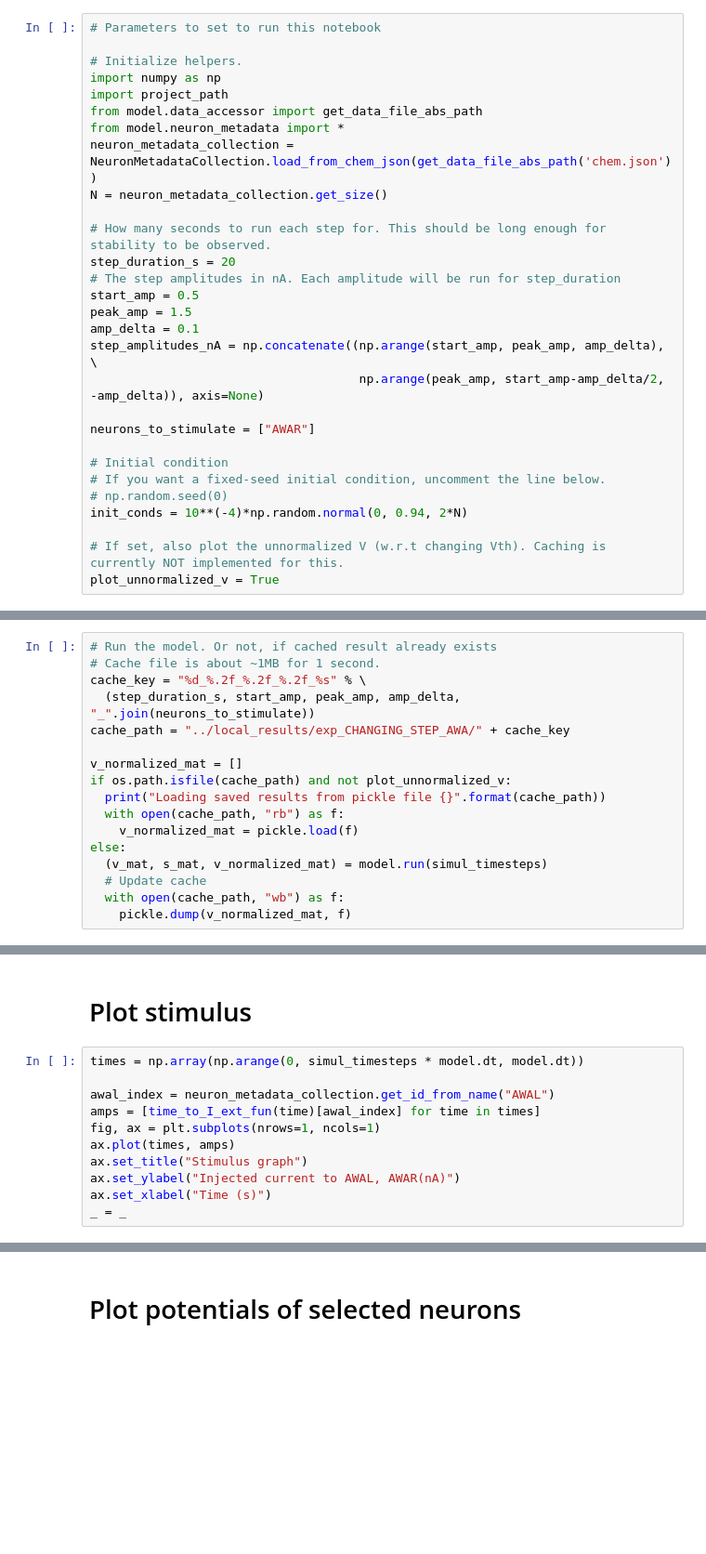
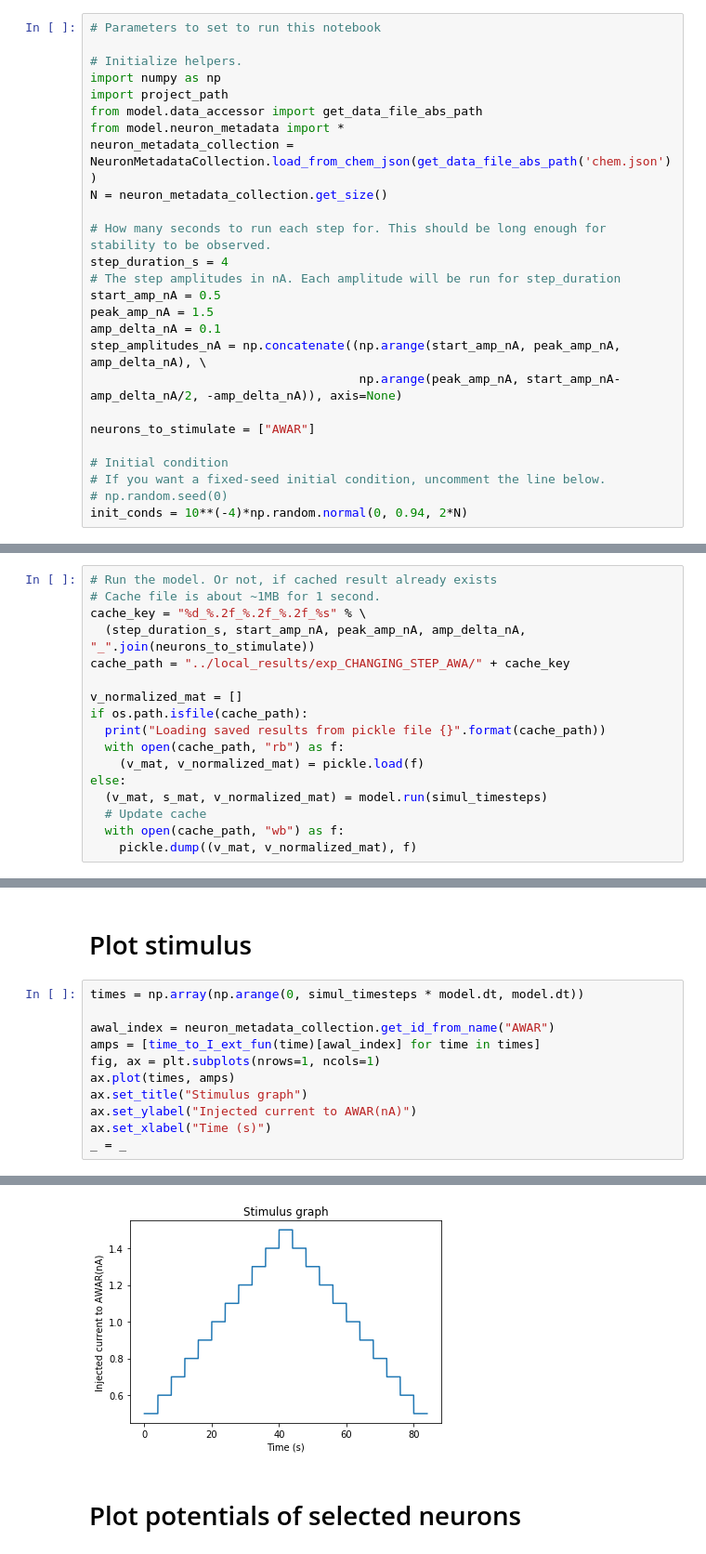
Before and after one commit to sjonany/c-elegans-discrete-neural, a Jupyter notebook: analysis/changing_step_awa.ipynb, the cells around one changed output, grey strips where cells are left out. Shown: that part at 93% size. Saved outputs shown, nothing was run; the diff lists cells and outputs as text; blank space fills up the shorter version.

```diff
--- a/analysis/changing_step_awa.ipynb
+++ b/analysis/changing_step_awa.ipynb
@@ -10,13 +10,13 @@ neuron_metadata_collection = NeuronMetadataCollection.load_from_chem_json(get_da
 N = neuron_metadata_collection.get_size()
 
 # How many seconds to run each step for. This should be long enough for stability to be observed.
-step_duration_s = 20
+step_duration_s = 4
 # The step amplitudes in nA. Each amplitude will be run for step_duration
-start_amp = 0.5
-peak_amp = 1.5
-amp_delta = 0.1
-step_amplitudes_nA = np.concatenate((np.arange(start_amp, peak_amp, amp_delta), \
-                                     np.arange(peak_amp, start_amp-amp_delta/2, -amp_delta)), axis=None)
+start_amp_nA = 0.5
+peak_amp_nA = 1.5
+amp_delta_nA = 0.1
+step_amplitudes_nA = np.concatenate((np.arange(start_amp_nA, peak_amp_nA, amp_delta_nA), \
+                                     np.arange(peak_amp_nA, start_amp_nA-amp_delta_nA/2, -amp_delta_nA)), axis=None)
 
 neurons_to_stimulate = ["AWAR"]
 
@@ -24,9 +24,6 @@ neurons_to_stimulate = ["AWAR"]
 # If you want a fixed-seed initial condition, uncomment the line below.
 # np.random.seed(0)
 init_conds = 10**(-4)*np.random.normal(0, 0.94, 2*N)
-
-# If set, also plot the unnormalized V (w.r.t changing Vth). Caching is currently NOT implemented for this.
-plot_unnormalized_v = True
 # %%
 # Setup the model
 from model.neural_model import NeuralModel
@@ -64,17 +61,17 @@ simul_timesteps = step_duration_timesteps * len(step_amplitudes_nA)
 # Run the model. Or not, if cached result already exists
 # Cache file is about ~1MB for 1 second.
 cache_key = "%d_%.2f_%.2f_%.2f_%s" % \
-  (step_duration_s, start_amp, peak_amp, amp_delta, "_".join(neurons_to_stimulate))
+  (step_duration_s, start_amp_nA, peak_amp_nA, amp_delta_nA, "_".join(neurons_to_stimulate))
 cache_path = "../local_results/exp_CHANGING_STEP_AWA/" + cache_key
 
 v_normalized_mat = []
-if os.path.isfile(cache_path) and not plot_unnormalized_v:
+if os.path.isfile(cache_path):
   print("Loading saved results from pickle file {}".format(cache_path))
   with open(cache_path, "rb") as f:
-    v_normalized_mat = pickle.load(f)
+    (v_mat, v_normalized_mat) = pickle.load(f)
 else:
   (v_mat, s_mat, v_normalized_mat) = model.run(simul_timesteps)
   # Update cache
   with open(cache_path, "wb") as f:
-    pickle.dump(v_normalized_mat, f)
+    pickle.dump((v_mat, v_normalized_mat), f)
 # %% [output]
@@ -100,12 +81,12 @@ Total runtime = 75.50s
 # %%
 times = np.array(np.arange(0, simul_timesteps * model.dt, model.dt))
 
-awal_index = neuron_metadata_collection.get_id_from_name("AWAL")
+awal_index = neuron_metadata_collection.get_id_from_name("AWAR")
 amps = [time_to_I_ext_fun(time)[awal_index] for time in times]
 fig, ax = plt.subplots(nrows=1, ncols=1)
 ax.plot(times, amps)
 ax.set_title("Stimulus graph")
-ax.set_ylabel("Injected current to AWAL, AWAR(nA)")
+ax.set_ylabel("Injected current to AWAR(nA)")
 ax.set_xlabel("Time (s)")
 _ = _
 # %% [output]
@@ -114,3 +93,4 @@ _ = _
+[figure, added]
 # %% [markdown]
 # Plot potentials of selected neurons
 # %%
```
Also changed, not shown: parts of 7 cells of this notebook.
